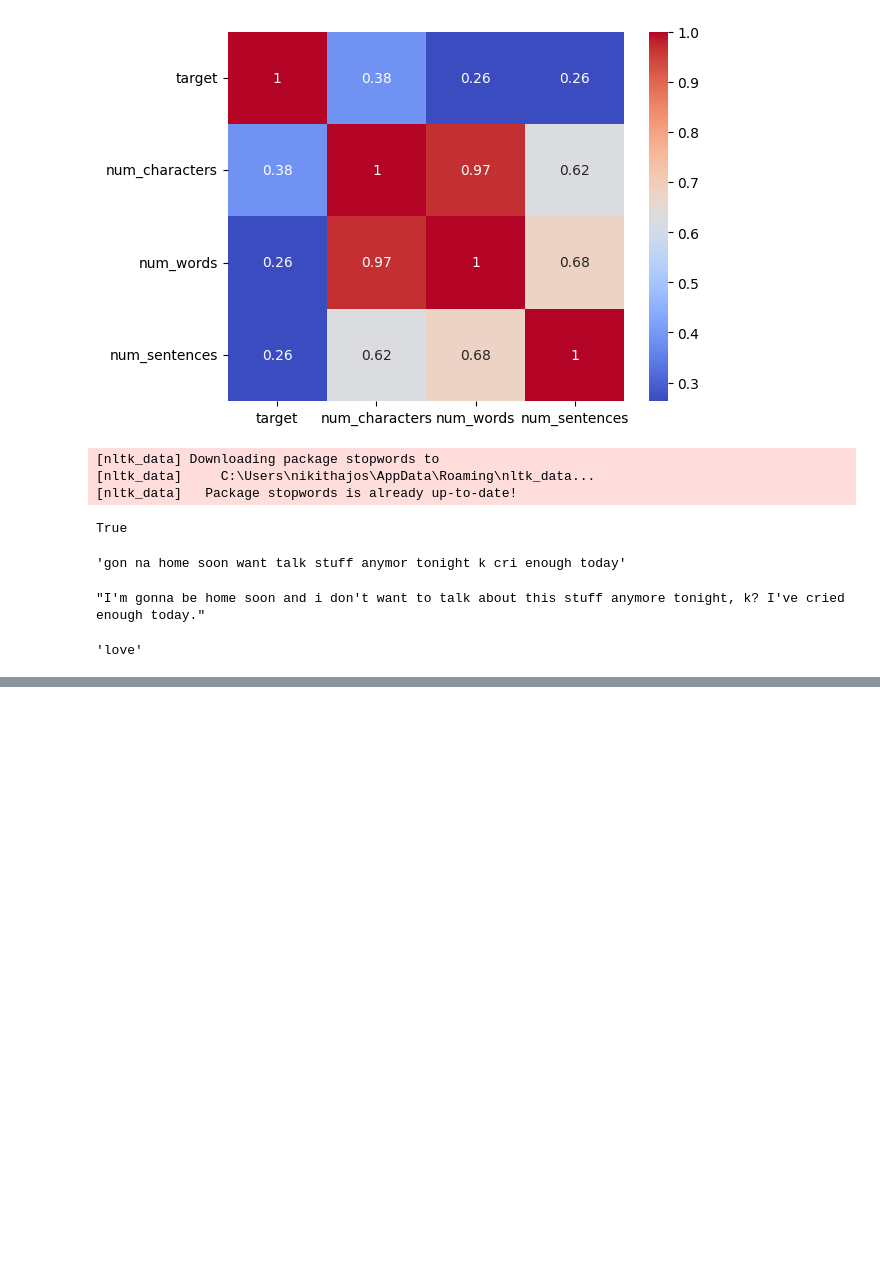
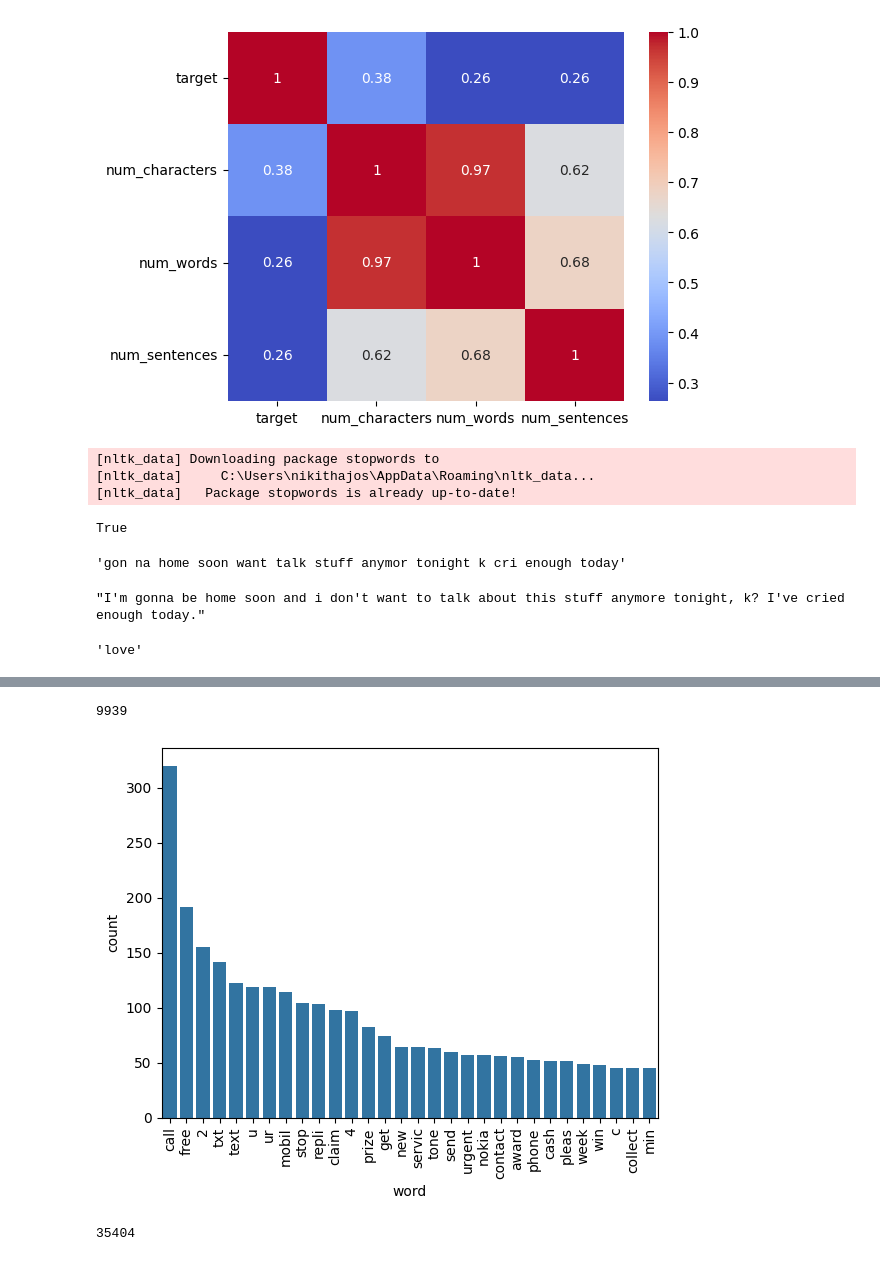
Before and after one commit to nikithastephen/Miniproject, a Jupyter notebook: SMSspamdetector.ipynb, the cells around one changed output, grey strips where cells are left out. Drawn from its saved outputs; the diff is of its cells as text; code cells hidden in the pictures; blank space fills up the shorter version.

```diff
--- a/SMSspamdetector.ipynb
+++ b/SMSspamdetector.ipynb
@@ -302,0 +357,25 @@ df['transformed_text'] = df['text'].apply(transform_text)
+# %%
+spam_corpus = []
+for msg in df[df['target'] == 1]['transformed_text'].tolist():
+    for word in msg.split():
+        spam_corpus.append(word)
+# %%
+len(spam_corpus)
+# %% [output]
+9939
+# %%
+from collections import Counter
+
+# Assuming spam_corpus is a list or a collection of items
+counter = Counter(spam_corpus)
+most_common = counter.most_common(30)
+
+# Convert to DataFrame
+df_most_common = pd.DataFrame(most_common, columns=['word', 'count'])
+
+# Plotting
+sns.barplot(x='word', y='count', data=df_most_common)
+plt.xticks(rotation='vertical')
+plt.show()
+# %% [output]
+[figure, added]
@@ -302,0 +387,4 @@ df['transformed_text'] = df['text'].apply(transform_text)
+# %%
+len(ham_corpus)
+# %% [output]
+35404
```
Also changed, not shown: parts of 15 cells of this notebook.
